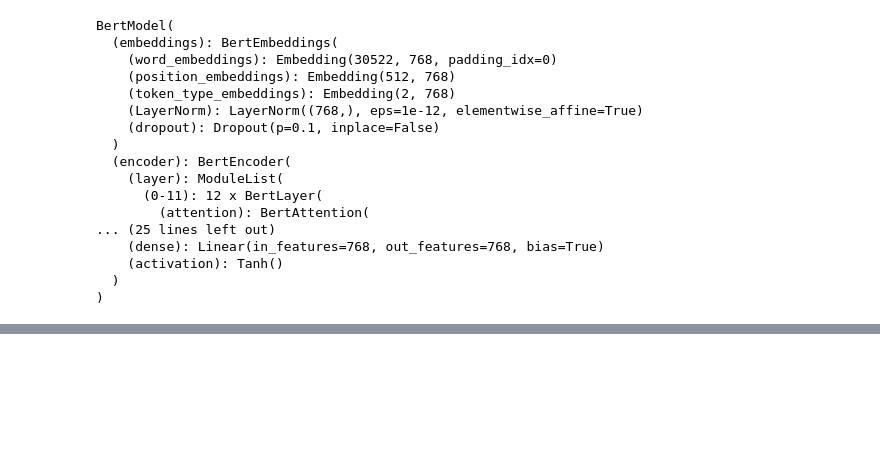
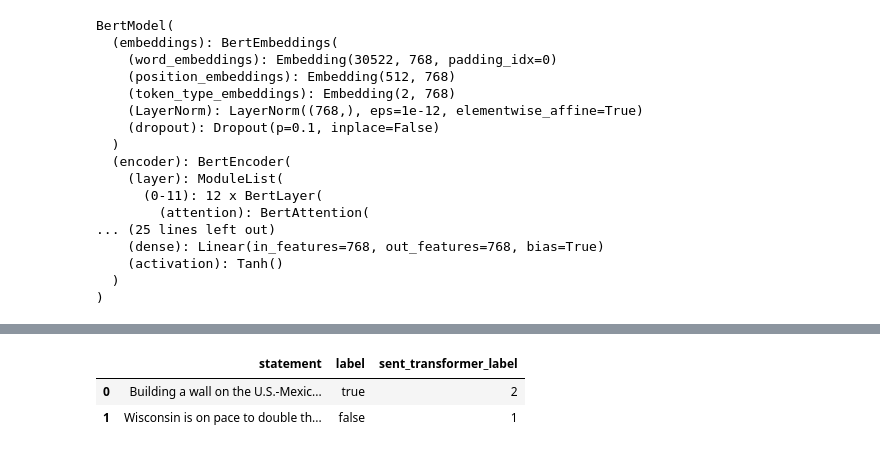
Before and after one commit to chriss-mo/ai4good, a Jupyter notebook: notebooks/full-pred-cm.ipynb, the cells around one changed output, grey strips where cells are left out. Drawn from its saved outputs; the diff is of its cells as text; code cells hidden in the pictures; blank space fills up the shorter version.

```diff
--- a/notebooks/full-pred-cm.ipynb
+++ b/notebooks/full-pred-cm.ipynb
@@ -260,0 +239,9 @@ ValueError: too many values to unpack (expected 10)
+# %%
+test_df = open_data('../data/liar-plus/test2.tsv')
+test_df = test_df[['statement','label']]
+test_df['sent_transformer_label'] = y_pred
+display(test_df.head(2))
+# %% [output]
+|  | statement | label | sent_transformer_label |
+| 0 | Building a wall on the U.S.-Mexic... | true | 2 |
+| 1 | Wisconsin is on pace to double th... | false | 1 |
```
Also changed, not shown: parts of 26 cells of this notebook, 5 other files.
